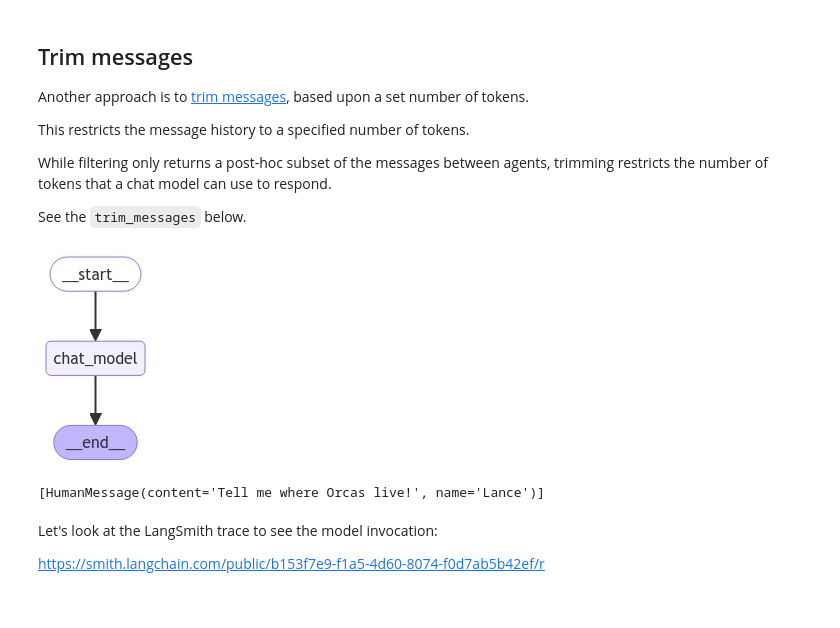
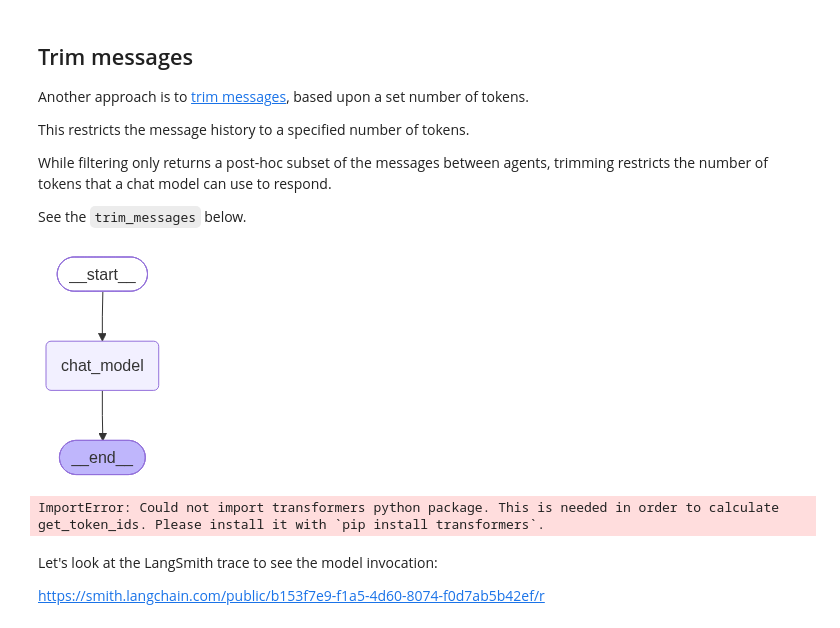
Before and after one commit to yetmgetaredahegn/langchain-academy, a Jupyter notebook: module-2/trim-filter-messages.ipynb, the cells around one changed output. Cells and saved outputs as stored; diff of their text form; code cells hidden in the pictures.

```diff
--- a/module-2/trim-filter-messages.ipynb
+++ b/module-2/trim-filter-messages.ipynb
@@ -62,6 +64,6 @@ Yes, I know about whales. But what others should I learn about?
 Recall we can pass them to a chat model.
 # %%
 from langchain_ollama import ChatOllama
-llm = ChatOpenAI(model="gpt-4o")
+llm = ChatOllama(model="llama3.1:8b")
 llm.invoke(messages)
 # %% [output]
@@ -264,28 +266,28 @@ See the `trim_messages` below.
 # %%
 from langchain_core.messages import trim_messages
 
 # Node
 def chat_model_node(state: MessagesState):
     messages = trim_messages(
             state["messages"],
             max_tokens=100,
             strategy="last",
-            token_counter=ChatOpenAI(model="gpt-4o"),
+            token_counter=ChatOllama(model="llama3.1:8b"),
             allow_partial=False,
         )
     return {"messages": [llm.invoke(messages)]}
 
 # Build graph
 builder = StateGraph(MessagesState)
 builder.add_node("chat_model", chat_model_node)
 builder.add_edge(START, "chat_model")
 builder.add_edge("chat_model", END)
 graph = builder.compile()
 
 # View
 display(Image(graph.get_graph().draw_mermaid_png()))
 # %% [output]
-[figure, old version]
+[figure, new version]
 # %%
 messages.append(output['messages'][-1])
 messages.append(HumanMessage(f"Tell me where Orcas live!", name="Lance"))
@@ -295,11 +297,11 @@ trim_messages(
             messages,
             max_tokens=100,
             strategy="last",
-            token_counter=ChatOpenAI(model="gpt-4o"),
+            token_counter=ChatOllama(model="llama3.1:8b"),
             allow_partial=False
         )
 # %% [output]
-[HumanMessage(content='Tell me where Orcas live!', name='Lance')]
+ImportError: Could not import transformers python package. This is needed in order to calculate get_token_ids. Please install it with `pip install transformers`.
 # %%
 # Invoke, using message trimming in the chat_model_node
 messages_out_trim = graph.invoke({'messages': messages})
```
Also changed, not shown: parts of 9 cells of this notebook, 7 other files.
